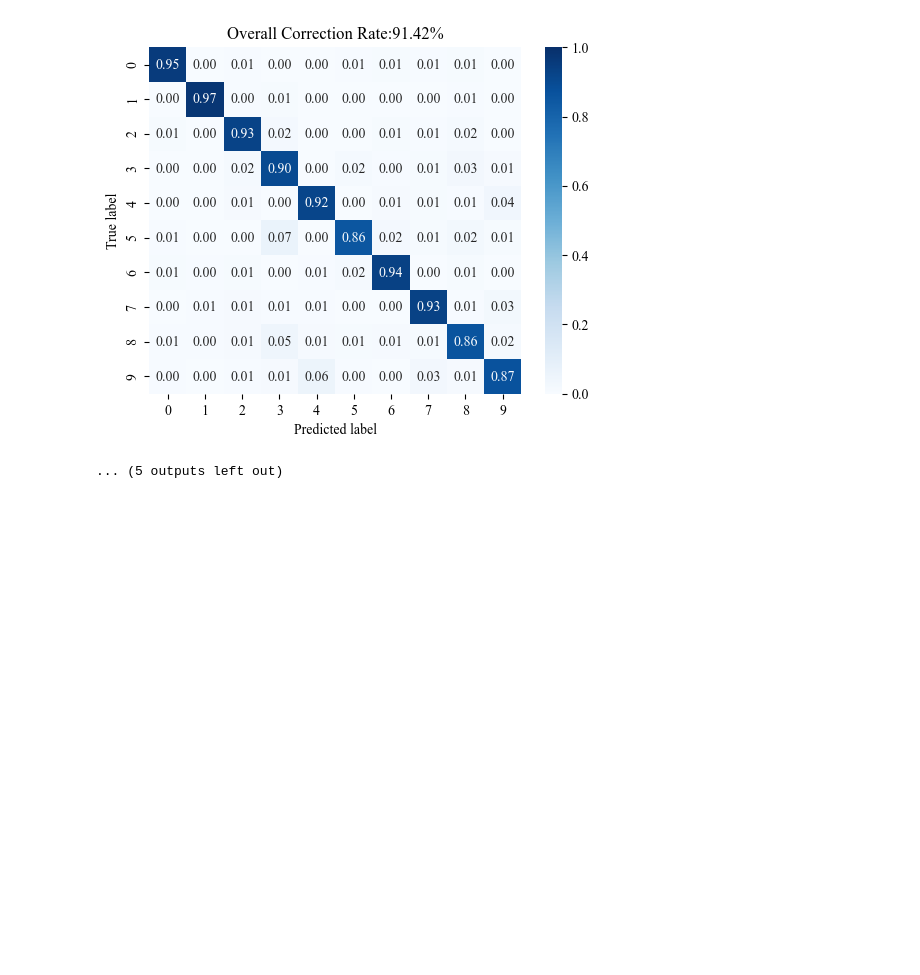
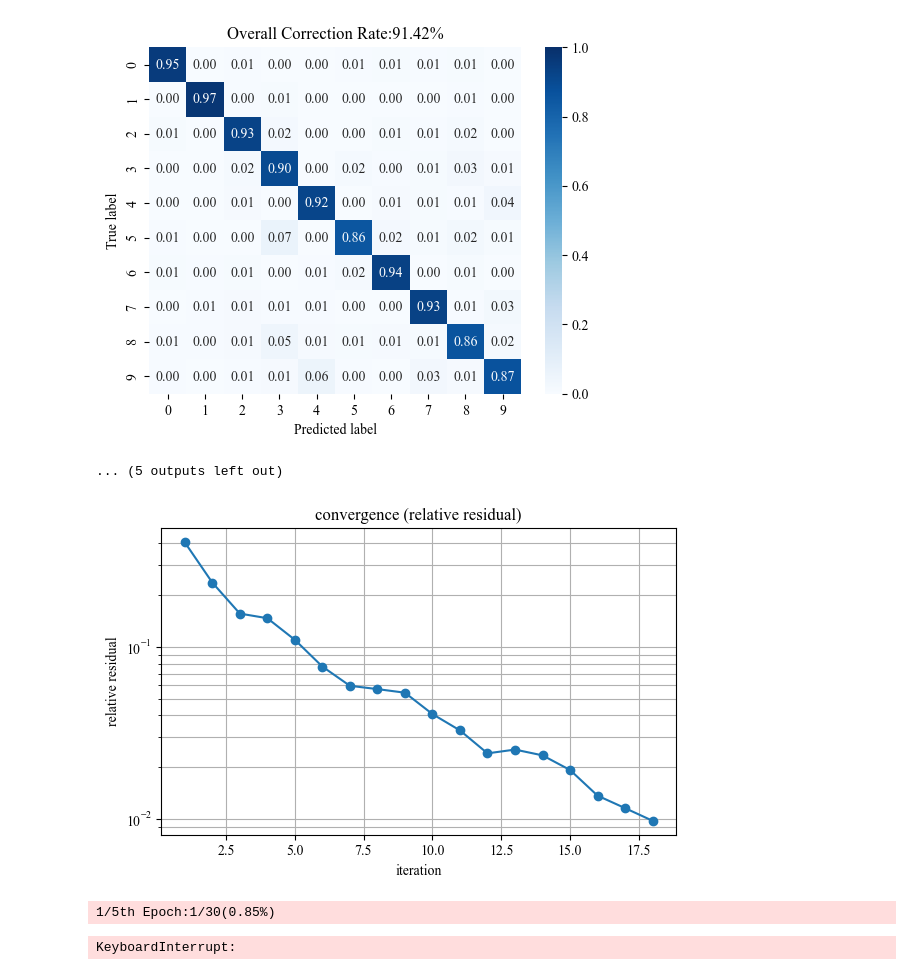
Before and after one commit to Ryuichi-K-create/PhotonicEncoder_public, a Jupyter notebook: experiment/test0529_DEQ.ipynb, the cells around one changed output. Cells and saved outputs as stored; diff of their text form; code cells hidden in the pictures; blank space fills up the shorter version.

```diff
--- a/experiment/test0529_DEQ.ipynb
+++ b/experiment/test0529_DEQ.ipynb
@@ -91,3 +91,59 @@ if Auto_Experiment_Mode:
 [figure]
 [figure]
 ... (5 outputs left out)
+# %%
+dataset = 'mnist'
+data_train,data_test = load_MNIST_data()
+
+batch_size = 64
+
+enc_type = 'PM'
+cls_type = 'MLP'
+
+num_layer = 2
+fc ='relu'
+
+loss_func = 'cross_entropy'
+optimizer = 'adam'
+lr = 0.001
+
+num_try = 5
+max_epochs = 30
+leverage = 1
+kernel_size =4
+
+folder = 'Class_MNIST_DEQ'
+ex_name='PM_MLP00'
+
+m=5
+lam=1e-4
+num_iter=25
+tol=1e-2  #早期終了条件
+beta=1.0
+
+convergence_verify(dataset,num_iter,m,tol,beta,data_train,data_test,kernel_size,enc_type,leverage,device)
+# %% [output]
+[figure, added]
+# %%
+All_last_loss = []
+All_loss_test = []
+All_pro_time = []
+All_test_acc = []
+for num_times in range(num_try):
+
+    loss_train_,loss_test_,pro_time_,Last_loss_test,Test_acc,all_labels,all_preds = train_for_DEQ(dataset,loss_func,optimizer,lr,num_times,num_try,data_train,data_test,batch_size,device,max_epochs,leverage,enc_type,cls_type,num_layer,fc,kernel_size,num_iter,m,tol,beta)
+
+    All_loss_test.append(loss_test_)
+    All_pro_time.append(pro_time_)
+    All_last_loss.append(Last_loss_test)
+    All_test_acc.append(Test_acc)
+
+    plot_loss_curve(loss_train_,loss_test_)
+    plot_confusion_matrix(all_labels,all_preds,dataset,Test_acc)
+
+plot_errorbar_losscurve(All_loss_test)
+create_table(All_test_acc,All_last_loss,All_pro_time)
+save_csv(folder,ex_name,All_loss_test)
+# %% [output]
+1/5th Epoch:1/30(0.85%)
+KeyboardInterrupt:
```
Also changed, not shown: 2 other files.
